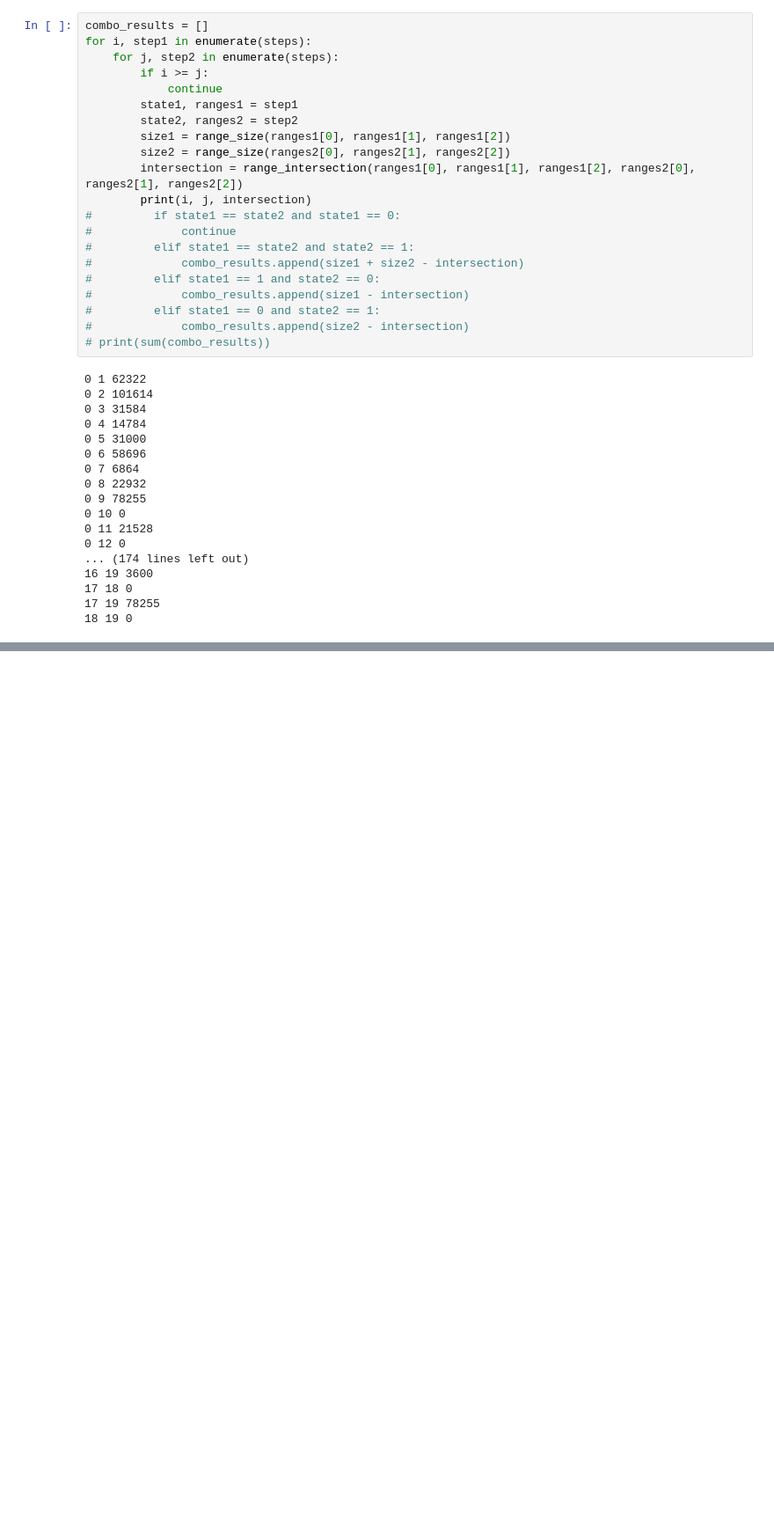
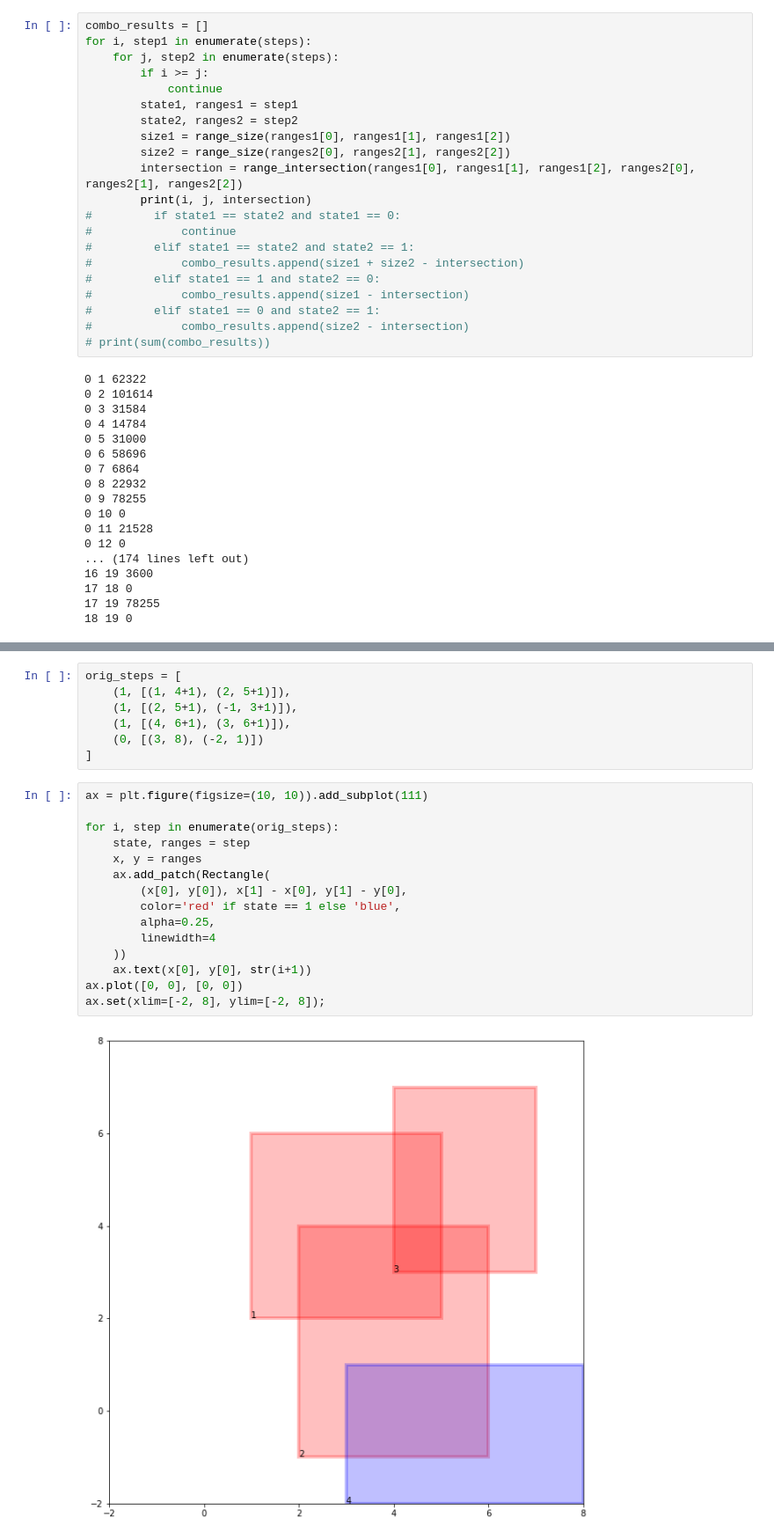
Before and after one commit to nickjhughes/advent, a Jupyter notebook: 2021/22.ipynb, the cells around one changed output, grey strips where cells are left out. Shown at 88% size. Saved outputs shown, nothing was run; the diff lists cells and outputs as text; blank space fills up the shorter version.

```diff
--- a/2021/22.ipynb
+++ b/2021/22.ipynb
@@ -266,0 +278,24 @@ for i, step1 in enumerate(steps):
+# %%
+orig_steps = [
+    (1, [(1, 4+1), (2, 5+1)]),
+    (1, [(2, 5+1), (-1, 3+1)]),
+    (1, [(4, 6+1), (3, 6+1)]),
+    (0, [(3, 8), (-2, 1)])
+]
+# %%
+ax = plt.figure(figsize=(10, 10)).add_subplot(111)
+
+for i, step in enumerate(orig_steps):
+    state, ranges = step
+    x, y = ranges
+    ax.add_patch(Rectangle(
+        (x[0], y[0]), x[1] - x[0], y[1] - y[0],
+        color='red' if state == 1 else 'blue',
+        alpha=0.25,
+        linewidth=4
+    ))
+    ax.text(x[0], y[0], str(i+1))
+ax.plot([0, 0], [0, 0])
+ax.set(xlim=[-2, 8], ylim=[-2, 8]);
+# %% [output]
+[figure, added]
```
Also changed, not shown: parts of 6 cells of this notebook.
